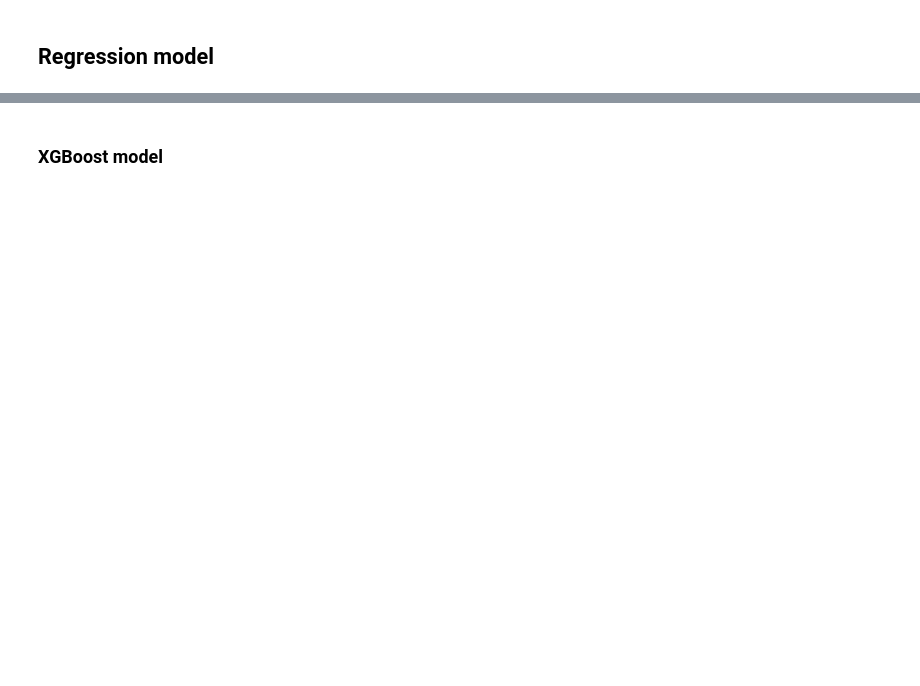
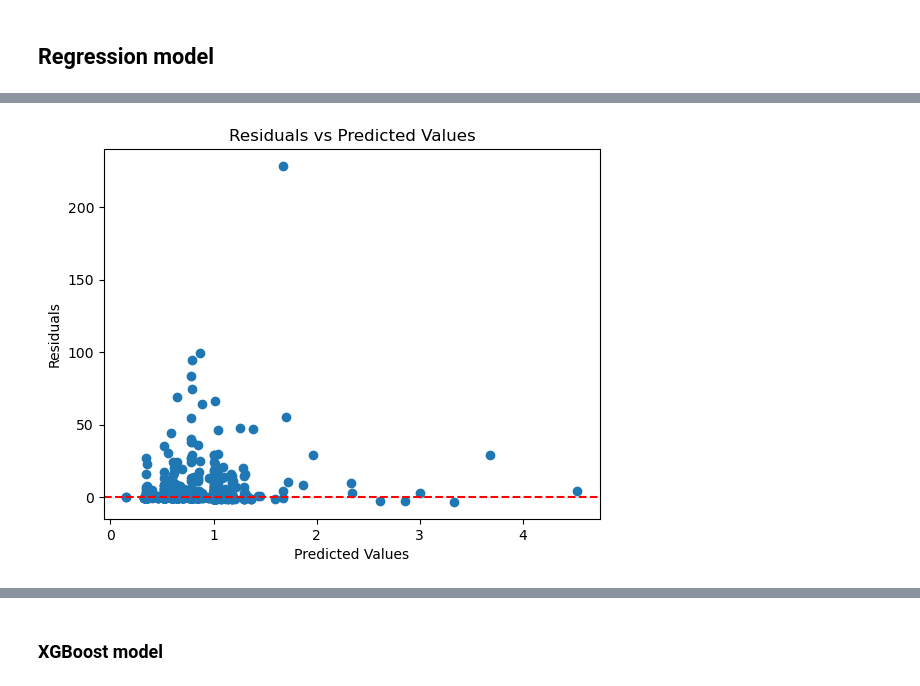
Before and after one commit to Bea-Taylor/nimby_nlp, a Jupyter notebook: notebooks/1_0_6_predicted_comments.ipynb, the cells around one changed output, grey strips where cells are left out. Cells and saved outputs as stored; diff of their text form; code cells hidden in the pictures; blank space fills up the shorter version.

Commit message:
added to model analysis - inclduign clusters

```diff
--- a/notebooks/1_0_6_predicted_comments.ipynb
+++ b/notebooks/1_0_6_predicted_comments.ipynb
@@ -554,0 +569,18 @@ plt.show()
+# %%
+# log version of the model to handle skewness in comment_count - performs slightly worse
+
+df_nona["log_comments"] = np.log1p(df_nona["comment_count"])  # handles zeros safely
+
+model2 = smf.ols(
+    'log_comments ~ C(borough) + C(housing_type) + total_no_proposed_residential_units + polygon_area_m2',
+    data=df_nona
+).fit()
+
+# make predictions -  note I haven't added the constant term to X_test
+y_pred = model2.predict(X_test)
+
+mse = mean_squared_error(y_test, y_pred)
+r2 = r2_score(y_test, y_pred)
+print(f"Mean Squared Error: {mse}")
+print(f"Out of sample R-squared (with intercept): {r2}")
+print(model2.summary())
@@ -554,0 +610,11 @@ plt.show()
+# %%
+# plot model residuals
+residuals = y_test - y_pred
+plt.scatter(y_pred, residuals)
+plt.axhline(0, color='red', linestyle='--')
+plt.xlabel('Predicted Values')
+plt.ylabel('Residuals')
+plt.title('Residuals vs Predicted Values')
+plt.show()
+# %% [output]
+[figure, added]
```
Also changed, not shown: parts of 44 cells of this notebook.
